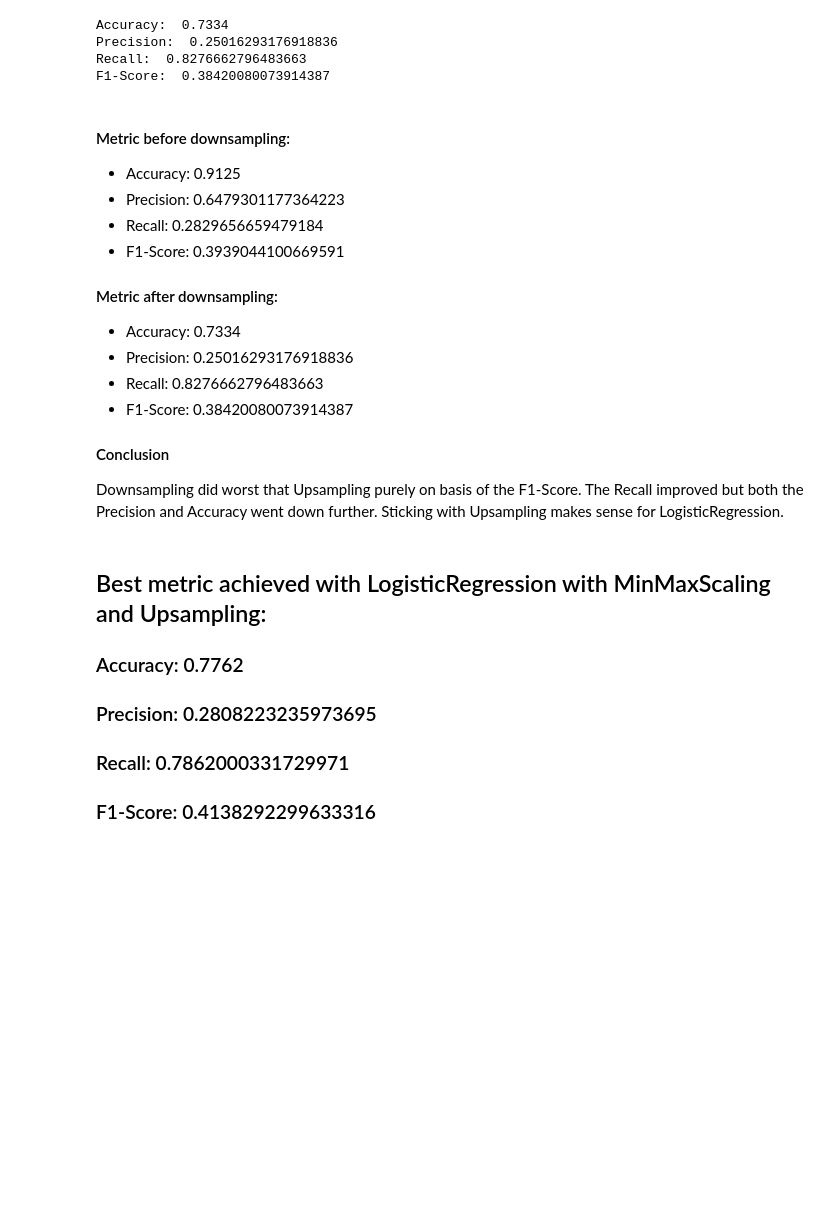
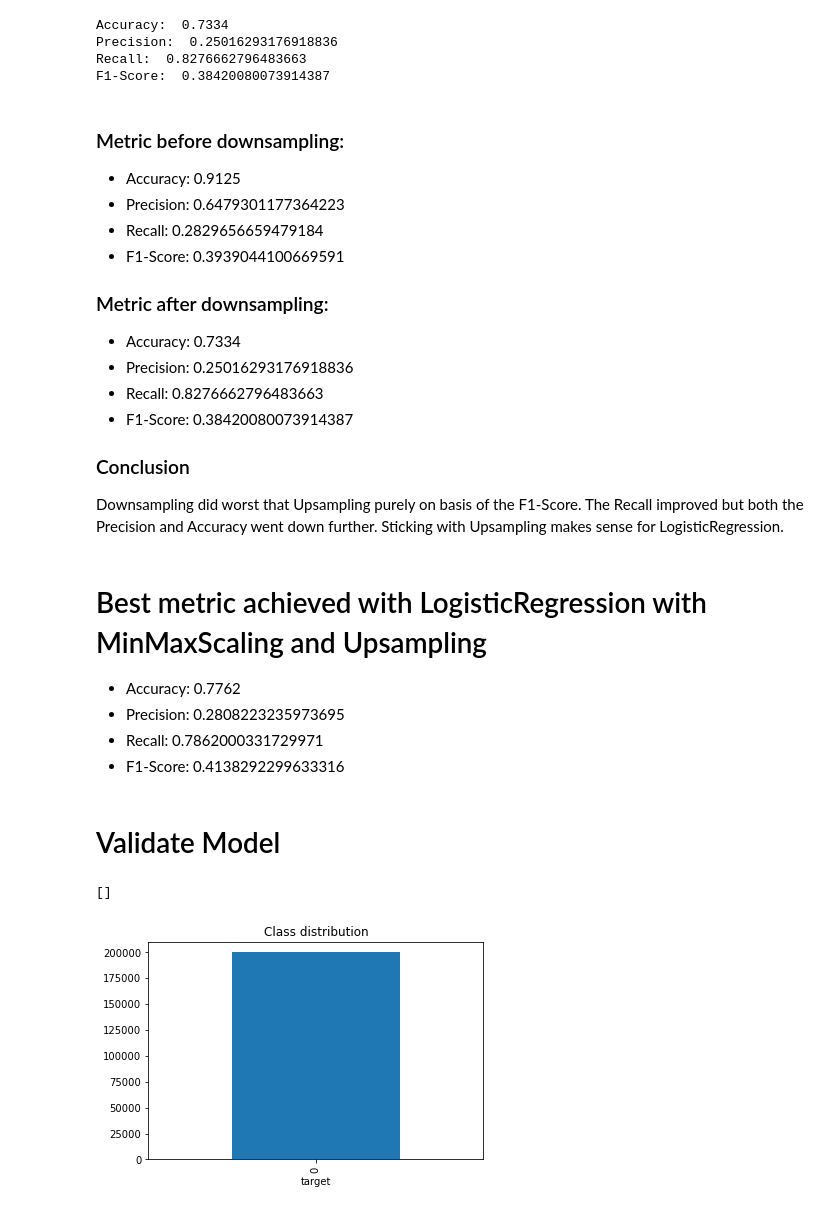
Before and after one commit to matety/ucsd-mle-bootcamp-capstone, a Jupyter notebook: Logistic_Regression_Model.ipynb, the cells around one changed output. Saved outputs shown, nothing was run; the diff lists cells and outputs as text; code cells hidden in the pictures; blank space fills up the shorter version.

Commit message:
Validate the model against the test data provided

```diff
--- a/Logistic_Regression_Model.ipynb
+++ b/Logistic_Regression_Model.ipynb
@@ -382,27 +374,49 @@ Precision:  0.25016293176918836
 Recall:  0.8276662796483663
 F1-Score:  0.38420080073914387
 # %% [markdown]
-#### Metric before downsampling:
+### Metric before downsampling:
 
 - Accuracy:  0.9125
 - Precision:  0.6479301177364223
 - Recall:  0.2829656659479184
 - F1-Score:  0.3939044100669591
 
-#### Metric after downsampling:
+### Metric after downsampling:
 
 - Accuracy:  0.7334
 - Precision:  0.25016293176918836
 - Recall:  0.8276662796483663
 - F1-Score:  0.38420080073914387
 
-#### Conclusion
+### Conclusion
 Downsampling did worst that Upsampling purely on basis of the F1-Score. The Recall improved but both the Precision and Accuracy
 went down further. Sticking with Upsampling makes sense for LogisticRegression.
 # %% [markdown]
-## Best metric achieved with LogisticRegression with MinMaxScaling and Upsampling:
+# Best metric achieved with LogisticRegression with MinMaxScaling and Upsampling
 
-### Accuracy: 0.7762
-### Precision: 0.2808223235973695
-### Recall: 0.7862000331729971
-### F1-Score: 0.4138292299633316
+- Accuracy: 0.7762
+- Precision: 0.2808223235973695
+- Recall: 0.7862000331729971
+- F1-Score: 0.4138292299633316
+# %% [markdown]
+# Validate Model
+# %%
+# Read the features to validate into a dataframe
+X_validate = pd.read_csv('./test.csv')
+
+# Read the target for the features to validate into a dataframe
+y_validate = pd.read_csv('./sample_submission.csv')
+# %%
+# Combine the dataframes
+validate = pd.concat([X_validate, y_validate], axis=1)
+
+# Preprocessing - Scaled
+scaler_train = MinMaxScaler().fit(validate.drop(['ID_code', 'target'], axis=1))
+X_validate_scaled = scaler_train.transform(validate.drop(['ID_code', 'target'], axis=1))
+y_validate_target = validate['target']
+# %%
+# Check the class distribution
+validate.pivot_table(index='target', aggfunc='size').plot(kind='bar', title = 'Class distribution').plot()
+# %% [output]
+[]
+[figure, added]
```
Also changed, not shown: parts of 15 cells of this notebook.
